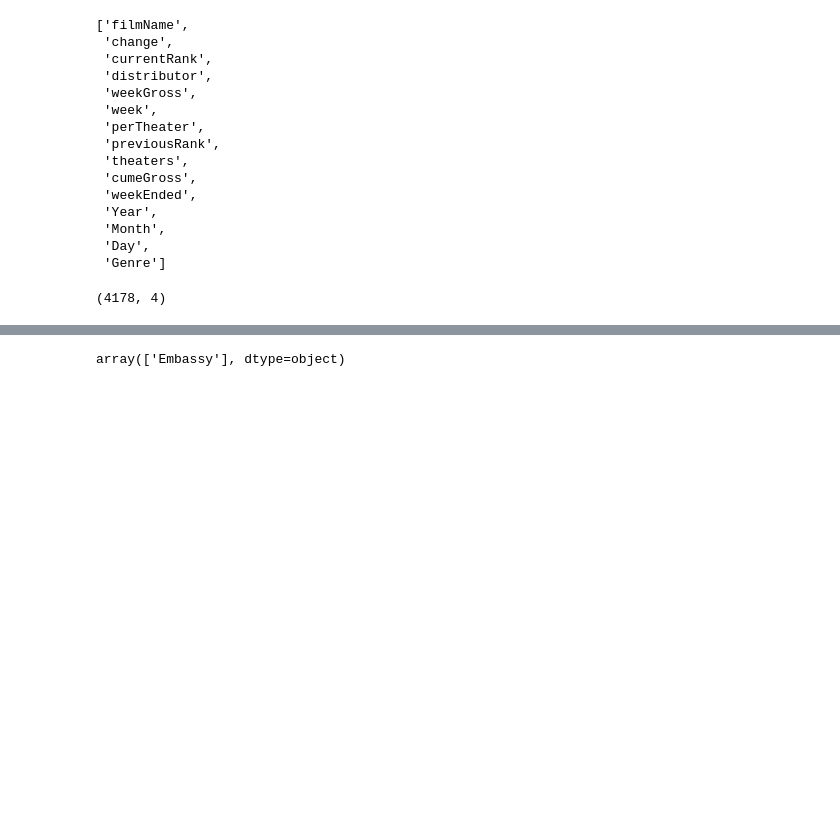
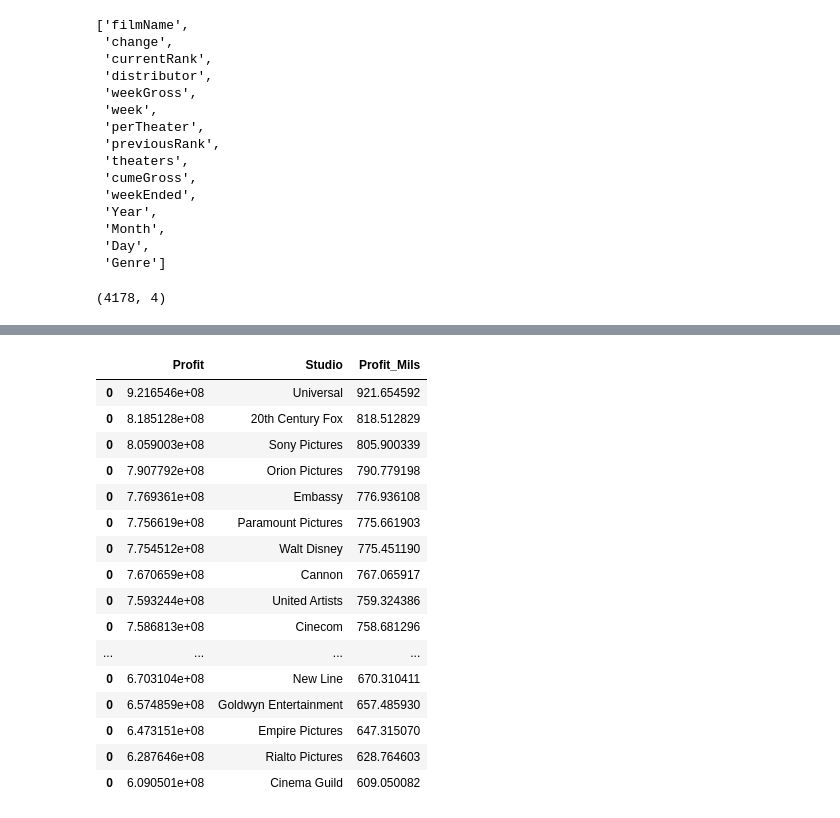
Before and after one commit to mkcullen228/W209_Assignments, a Jupyter notebook: final_visual/StudioProfitByMonth_DataPrep.ipynb, the cells around one changed output, grey strips where cells are left out. Saved outputs shown, nothing was run; the diff lists cells and outputs as text; code cells hidden in the pictures; blank space fills up the shorter version.

```diff
--- a/final_visual/StudioProfitByMonth_DataPrep.ipynb
+++ b/final_visual/StudioProfitByMonth_DataPrep.ipynb
@@ -300,7 +314,24 @@ for dist in top_25_studios.values[1:2]:
-# %%
-top_25_studios.values[4:5]
-# %% [output]
-array(['Embassy'], dtype=object)
+# %%
+top_25_df['Profit_Mils'] = top_25_df['Profit'] / 1000000
+top_25_df
+# %% [output]
+|  | Profit | Studio | Profit_Mils |
+| 0 | 9.216546e+08 | Universal | 921.654592 |
+| 0 | 8.185128e+08 | 20th Century Fox | 818.512829 |
+| 0 | 8.059003e+08 | Sony Pictures | 805.900339 |
+| 0 | 7.907792e+08 | Orion Pictures | 790.779198 |
+| 0 | 7.769361e+08 | Embassy | 776.936108 |
+| 0 | 7.756619e+08 | Paramount Pictures | 775.661903 |
+| 0 | 7.754512e+08 | Walt Disney | 775.451190 |
+| 0 | 7.670659e+08 | Cannon | 767.065917 |
+| 0 | 7.593244e+08 | United Artists | 759.324386 |
+| 0 | 7.586813e+08 | Cinecom | 758.681296 |
+| ... | ... | ... | ... |
+| 0 | 6.703104e+08 | New Line | 670.310411 |
+| 0 | 6.574859e+08 | Goldwyn Entertainment | 657.485930 |
+| 0 | 6.473151e+08 | Empire Pictures | 647.315070 |
+| 0 | 6.287646e+08 | Rialto Pictures | 628.764603 |
+| 0 | 6.090501e+08 | Cinema Guild | 609.050082 |
 # %%
 # Print Data
 # { key: "Zapped!", date: "01/01", value: "0" },
```
Also changed, not shown: parts of 9 cells of this notebook, 9 other files.
